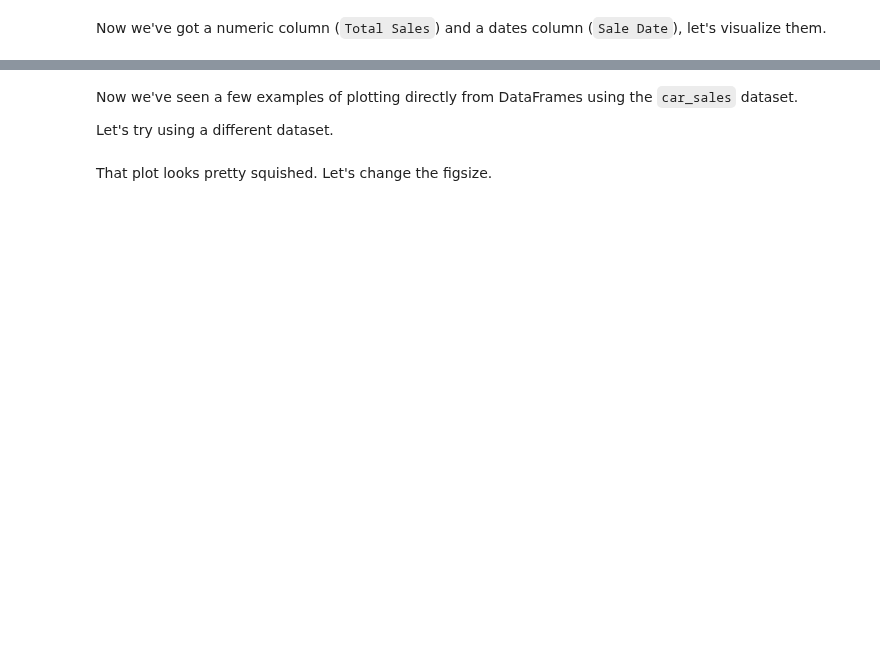
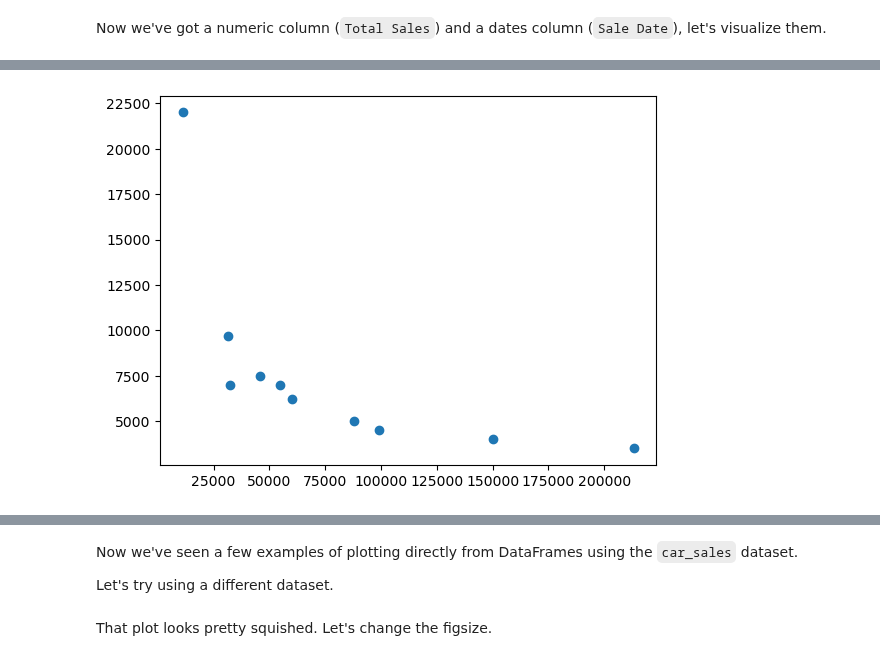
Before and after one commit to FairozAhmadSheikh/Machine_and_Deep_Learning_Basic_To_Advance, a Jupyter notebook: Exercises/matplotlib-exercises.ipynb, the cells around one changed output, grey strips where cells are left out. Drawn from its saved outputs; the diff is of its cells as text; code cells hidden in the pictures; blank space fills up the shorter version.

```diff
--- a/Exercises/matplotlib-exercises.ipynb
+++ b/Exercises/matplotlib-exercises.ipynb
@@ -283,6 +283,9 @@ Now we've got a numeric column (`Total Sales`) and a dates column (`Sale Date`),
 # %%
 # Convert the 'Price' column to the integers
-
+type(data['Price'][0])
 
 # Create a scatter plot of the 'Odometer (KM)' and 'Price' column using the plot() function
+plt.scatter(data['Odometer (KM)'],data['Price']);
+# %% [output]
+[figure, added]
 # %%
```
Also changed, not shown: parts of 14 cells of this notebook.
